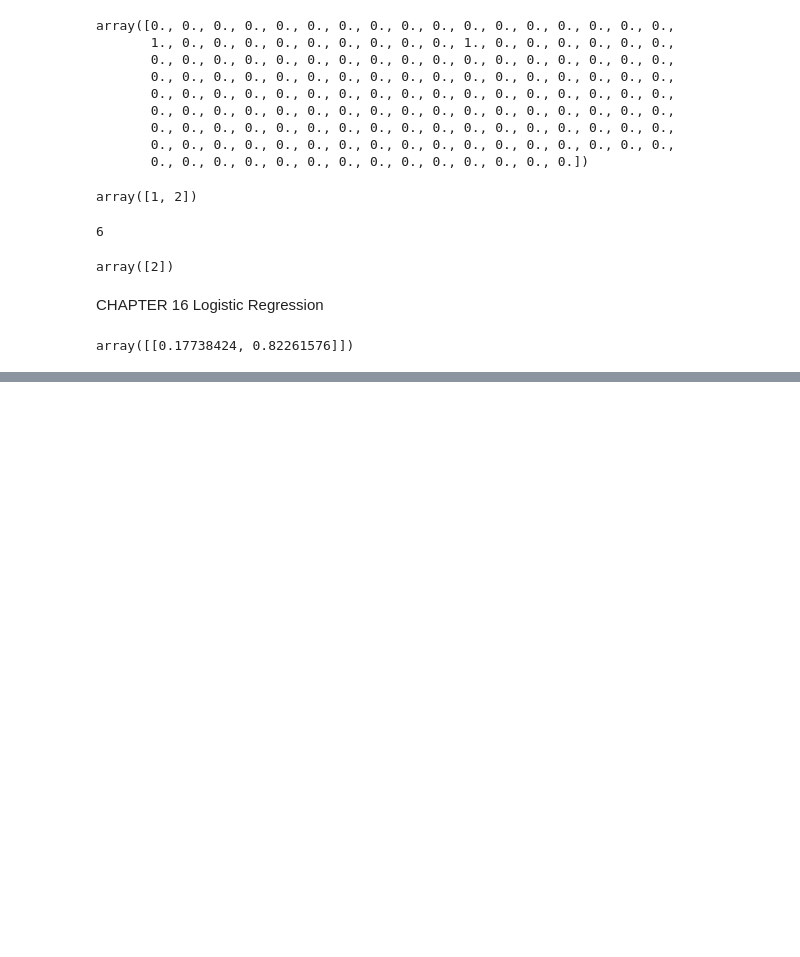
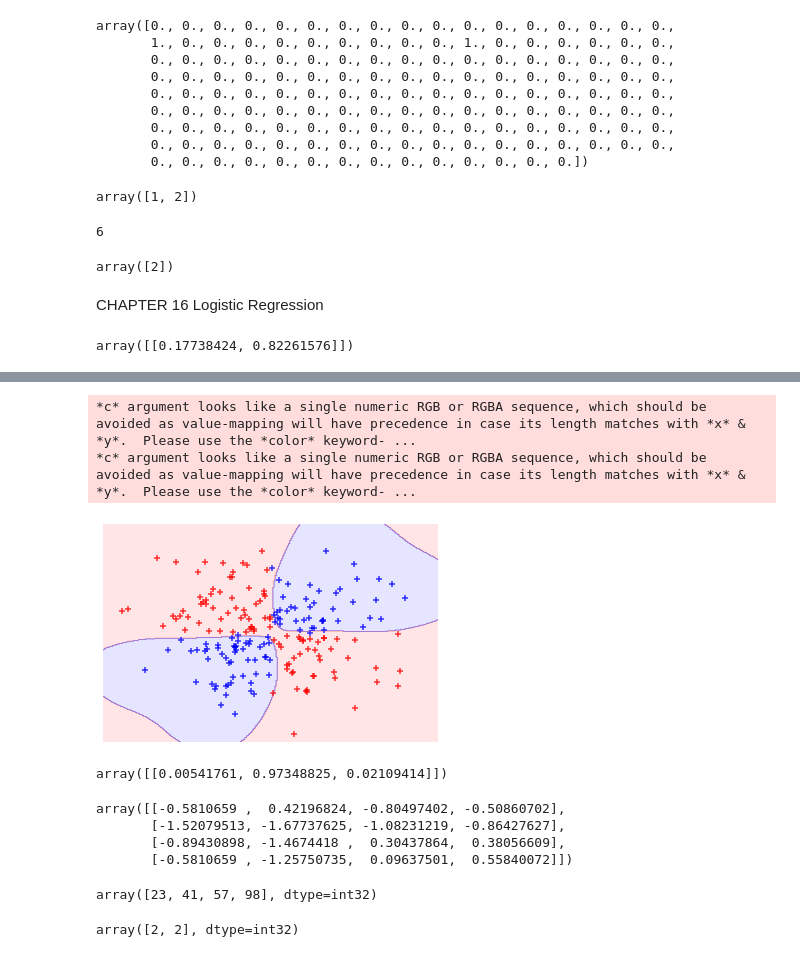
Before and after one commit to uyminhtri2702/Machine-learning, a Jupyter notebook: Code.ipynb, the cells around one changed output, grey strips where cells are left out. Cells and saved outputs as stored; diff of their text form; code cells hidden in the pictures; blank space fills up the shorter version.

```diff
--- a/Code.ipynb
+++ b/Code.ipynb
@@ -2313,0 +2165,53 @@ model = logistic_regression.fit(features_standardized, target)
+# %%
+svc = SVC(kernel="rbf", random_state=0, gamma=1, C=1)
+model = svc.fit(features, target)
+plot_decision_regions(features, target, classifier=svc)
+plt.axis("off"), plt.show();
+# %% [output]
+*c* argument looks like a single numeric RGB or RGBA sequence, which should be avoided as value-mapping will have precedence in case its length matches with *x* & *y*.  Please use the *color* keyword- ...
+*c* argument looks like a single numeric RGB or RGBA sequence, which should be avoided as value-mapping will have precedence in case its length matches with *x* & *y*.  Please use the *color* keyword- ...
+[figure, added]
+# %%
+from sklearn.svm import SVC
+from sklearn import datasets
+from sklearn.preprocessing import StandardScaler
+import numpy as np
+
+iris = datasets.load_iris()
+features = iris.data
+target = iris.target
+scaler = StandardScaler()
+features_standardized = scaler.fit_transform(features)
+svc = SVC(kernel="linear", probability=True, random_state=0)
+model = svc.fit(features_standardized, target)
+new_observation = [[.4, .4, .4, .4]]
+model.predict_proba(new_observation)
+# %% [output]
+array([[0.00541761, 0.97348825, 0.02109414]])
+# %%
+from sklearn.svm import SVC
+from sklearn import datasets
+from sklearn.preprocessing import StandardScaler
+import numpy as np
+
+iris = datasets.load_iris()
+features = iris.data[:100,:]
+target = iris.target[:100]
+scaler = StandardScaler()
+features_standardized = scaler.fit_transform(features)
+svc = SVC(kernel="linear", random_state=0)
+model = svc.fit(features_standardized, target)
+model.support_vectors_
+# %% [output]
+array([[-0.5810659 ,  0.42196824, -0.80497402, -0.50860702],
+       [-1.52079513, -1.67737625, -1.08231219, -0.86427627],
+       [-0.89430898, -1.4674418 ,  0.30437864,  0.38056609],
+       [-0.5810659 , -1.25750735,  0.09637501,  0.55840072]])
+# %%
+model.support_
+# %% [output]
+array([23, 41, 57, 98], dtype=int32)
+# %%
+model.n_support_
+# %% [output]
+array([2, 2], dtype=int32)
```
Also changed, not shown: parts of 53 cells of this notebook.
